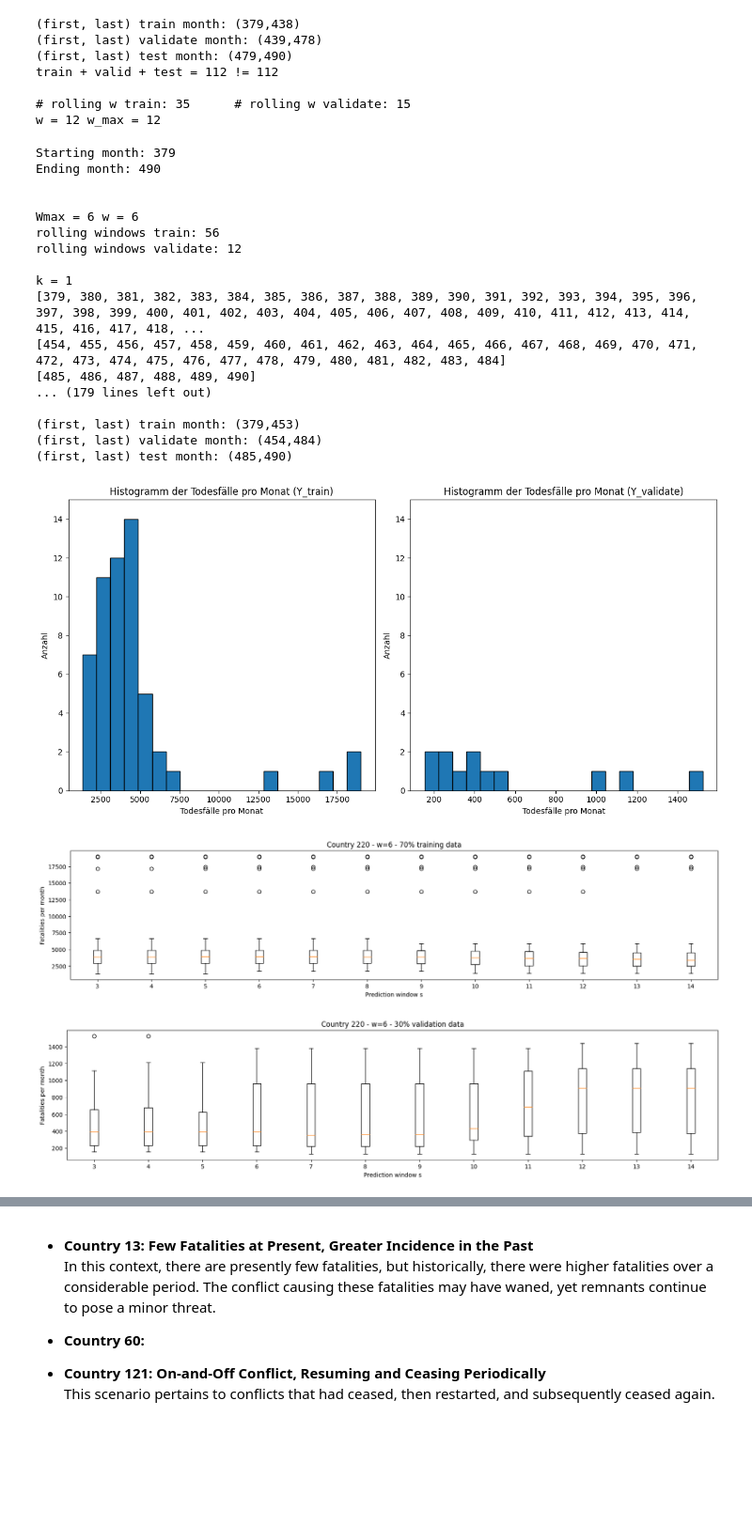
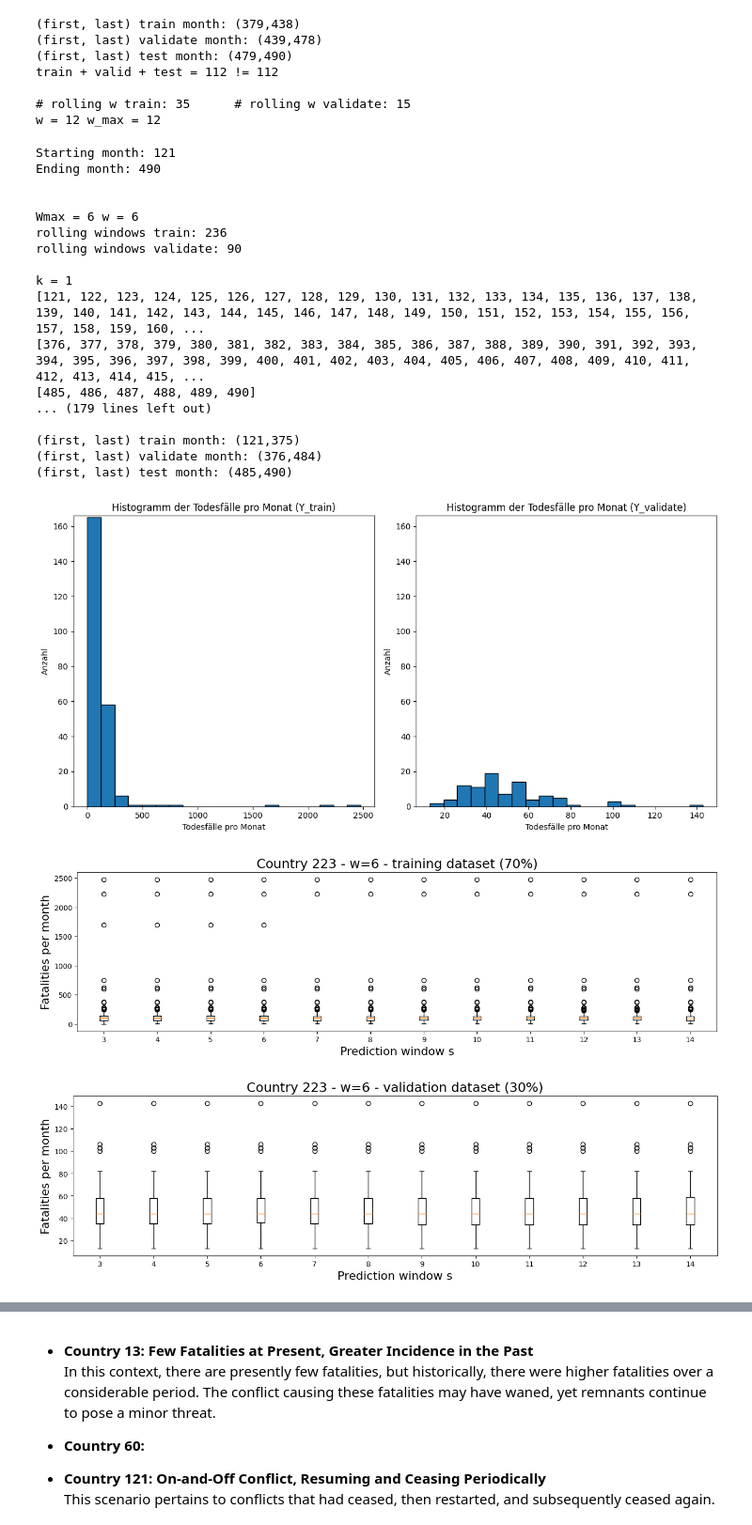
Before and after one commit to toboden/ConflictPredProbabilistic, a Jupyter notebook: old_code/Main_oneCountry_feedFwdNN_empirical.ipynb, the cells around one changed output, grey strips where cells are left out. Shown at 94% size. Saved outputs shown, nothing was run; the diff lists cells and outputs as text; code cells hidden in the pictures; blank space fills up the shorter version.

```diff
--- a/old_code/Main_oneCountry_feedFwdNN_empirical.ipynb
+++ b/old_code/Main_oneCountry_feedFwdNN_empirical.ipynb
@@ -694,7 +694,7 @@ w = 12 w_max = 12
 # %%
 #[28, 60, 65, 67, 96, 121, 133, 136, 145, 149, 218, 223, 245, 246]
 
-country = 220 #220  245
+country = 223 #220  245
 
 feature_subset = 'all'
 
@@ -770,22 +770,22 @@ for s in range(3,14+1):
     YYdistribution_list[s-3]['Y_train'] = Y_train
     YYdistribution_list[s-3]['Y_valid'] = Y_validate
 # %% [output]
-Starting month: 379
+Starting month: 121
 Ending month: 490
 
 
 Wmax = 6 w = 6
-rolling windows train: 56
-rolling windows validate: 12
+rolling windows train: 236
+rolling windows validate: 90
 
 k = 1
-[379, 380, 381, 382, 383, 384, 385, 386, 387, 388, 389, 390, 391, 392, 393, 394, 395, 396, 397, 398, 399, 400, 401, 402, 403, 404, 405, 406, 407, 408, 409, 410, 411, 412, 413, 414, 415, 416, 417, 418, ...
-[454, 455, 456, 457, 458, 459, 460, 461, 462, 463, 464, 465, 466, 467, 468, 469, 470, 471, 472, 473, 474, 475, 476, 477, 478, 479, 480, 481, 482, 483, 484]
+[121, 122, 123, 124, 125, 126, 127, 128, 129, 130, 131, 132, 133, 134, 135, 136, 137, 138, 139, 140, 141, 142, 143, 144, 145, 146, 147, 148, 149, 150, 151, 152, 153, 154, 155, 156, 157, 158, 159, 160, ...
+[376, 377, 378, 379, 380, 381, 382, 383, 384, 385, 386, 387, 388, 389, 390, 391, 392, 393, 394, 395, 396, 397, 398, 399, 400, 401, 402, 403, 404, 405, 406, 407, 408, 409, 410, 411, 412, 413, 414, 415, ...
 [485, 486, 487, 488, 489, 490]
 ... (179 lines left out)
 
-(first, last) train month: (379,453)
-(first, last) validate month: (454,484)
+(first, last) train month: (121,375)
+(first, last) validate month: (376,484)
 (first, last) test month: (485,490)
 # %%
 import numpy as np
@@ -821,35 +821,35 @@ plt.tight_layout()
 # Zeigen Sie die beiden Histogramme an
 plt.show()
 # %% [output]
-[figure, old version]
+[figure, new version]
 # %%
-plt.figure(figsize=(20, 4))
+plt.figure(figsize=(16, 4))
 for s in range(3,14+1):
     # Erstellen Sie den Boxplot für data
     plt.boxplot(YYdistribution_list[s-3]['Y_train'], positions=[s-3 + 1], labels=[str(s)])
 
 # Optional: Beschriftungen hinzufügen
-plt.xlabel('Prediction window s')
-plt.ylabel('Fatalities per month')
-plt.title('Country ' +str(country) + ' - w=' + str(w) + ' - 70% training data')
+plt.xlabel('Prediction window s', fontsize=16)
+plt.ylabel('Fatalities per month', fontsize=16)
+plt.title('Country ' +str(country) + ' - w=' + str(w) + ' - training dataset (70%)', fontsize=18)
 
 # Den Boxplot anzeigen
 plt.show()
 
-plt.figure(figsize=(20, 4))
+plt.figure(figsize=(16, 4))
 for s in range(3,14+1):
     # Erstellen Sie den Boxplot für data2 neben data
     plt.boxplot(YYdistribution_list[s-3]['Y_valid'], positions=[s - 3 +1], labels=[str(s)])
 
 # Optional: Beschriftungen hinzufügen
-plt.xlabel('Prediction window s')
-plt.ylabel('Fatalities per month')
-plt.title('Country ' +str(country) + ' - w=' + str(w) + ' - 30% validation data')
+plt.xlabel('Prediction window s', fontsize=16)
+plt.ylabel('Fatalities per month', fontsize=16)
+plt.title('Country ' +str(country) + ' - w=' + str(w) + ' - validation dataset (30%)', fontsize=18)
 
 # Den Boxplot anzeigen
 plt.show()
 # %% [output]
-[figure, old version]
+[figure, new version]
-[figure, old version]
+[figure, new version]
 # %%
 
```
Also changed, not shown: parts of 6 cells of this notebook, 4 other files.
